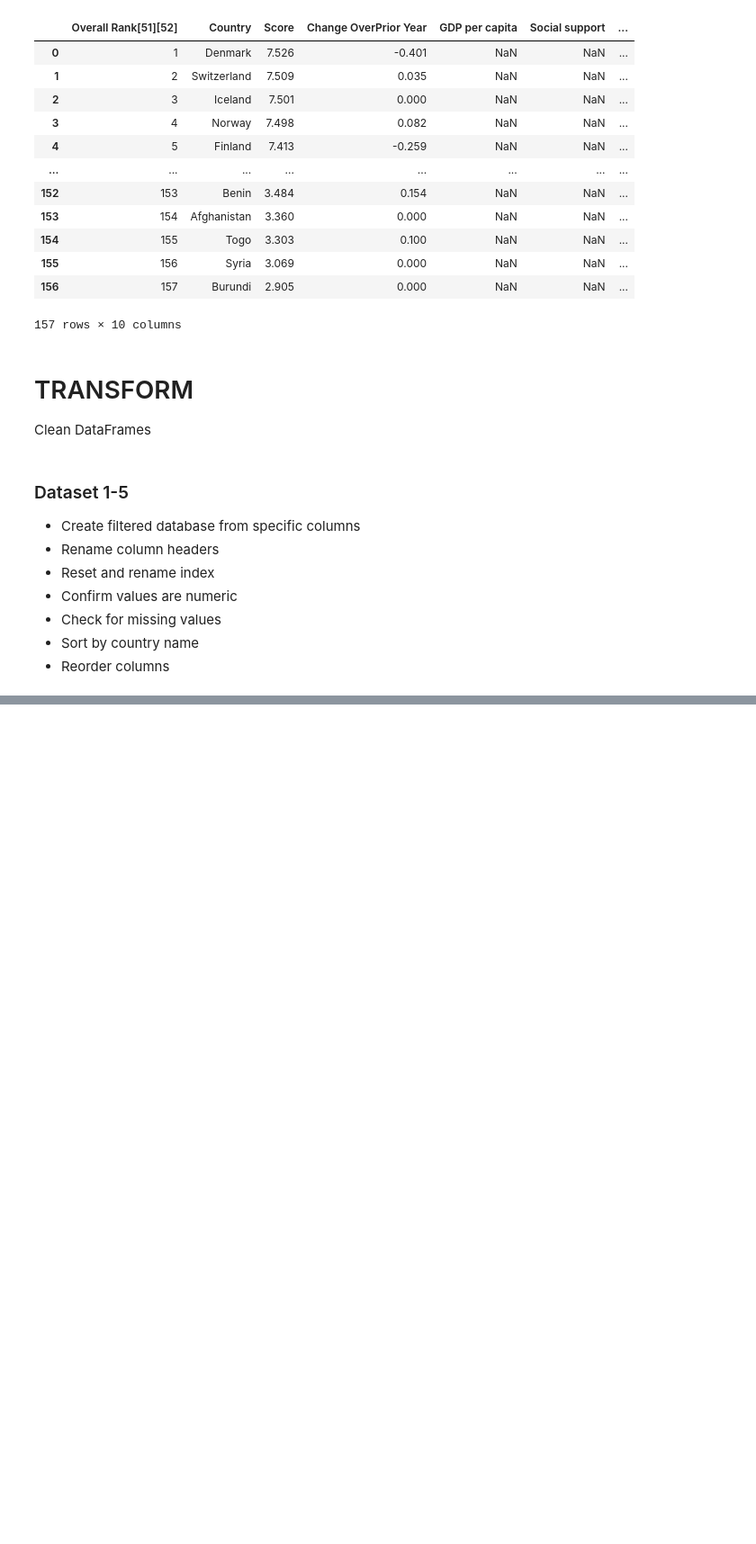
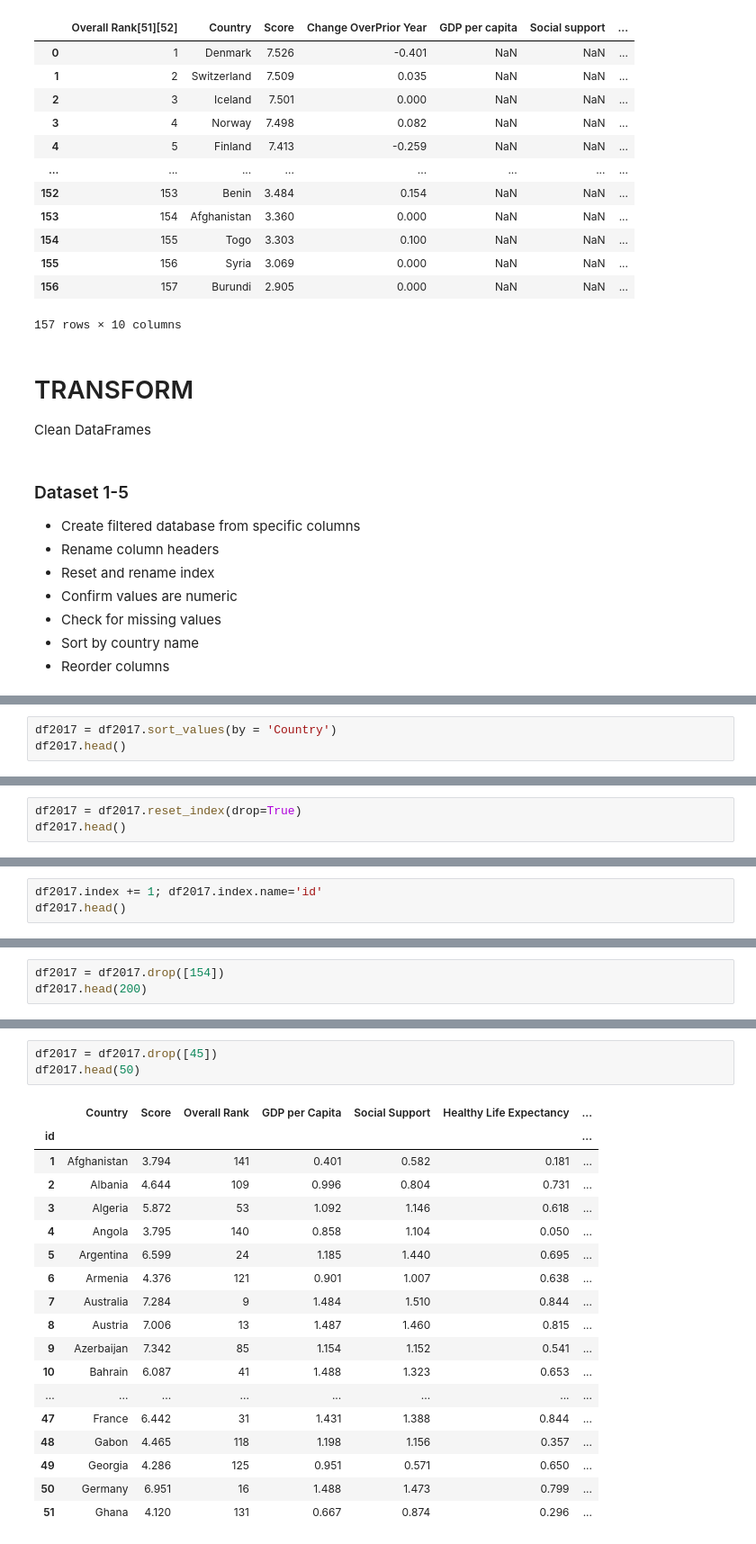
Before and after one commit to vandrade88/data-visualization-project, a Jupyter notebook: ETL.ipynb, the cells around one changed output, grey strips where cells are left out. Shown at 90% size. Cells and saved outputs as stored; diff of their text form; blank space fills up the shorter version.

```diff
--- a/ETL.ipynb
+++ b/ETL.ipynb
@@ -470,0 +577,3 @@ df2020.isna().sum()
+# %%
+df2017 = df2017.sort_values(by = 'Country')
+df2017.head()
@@ -470,0 +587,3 @@ df2020.isna().sum()
+# %%
+df2017 = df2017.reset_index(drop=True)
+df2017.head()
@@ -470,0 +597,3 @@ df2020.isna().sum()
+# %%
+df2017.index += 1; df2017.index.name='id'
+df2017.head()
@@ -470,0 +639,3 @@ df2020.isna().sum()
+# %%
+df2017 = df2017.drop([154])
+df2017.head(200)
@@ -470,0 +657,22 @@ df2020.isna().sum()
+# %%
+df2017 = df2017.drop([45])
+df2017.head(50)
+# %% [output]
+|  | Country | Score | Overall Rank | GDP per Capita | Social Support | Healthy Life Expectancy | ... |
+| id |  |  |  |  |  |  | ... |
+| 1 | Afghanistan | 3.794 | 141 | 0.401 | 0.582 | 0.181 | ... |
+| 2 | Albania | 4.644 | 109 | 0.996 | 0.804 | 0.731 | ... |
+| 3 | Algeria | 5.872 | 53 | 1.092 | 1.146 | 0.618 | ... |
+| 4 | Angola | 3.795 | 140 | 0.858 | 1.104 | 0.050 | ... |
+| 5 | Argentina | 6.599 | 24 | 1.185 | 1.440 | 0.695 | ... |
+| 6 | Armenia | 4.376 | 121 | 0.901 | 1.007 | 0.638 | ... |
+| 7 | Australia | 7.284 | 9 | 1.484 | 1.510 | 0.844 | ... |
+| 8 | Austria | 7.006 | 13 | 1.487 | 1.460 | 0.815 | ... |
+| 9 | Azerbaijan | 7.342 | 85 | 1.154 | 1.152 | 0.541 | ... |
+| 10 | Bahrain | 6.087 | 41 | 1.488 | 1.323 | 0.653 | ... |
+| ... | ... | ... | ... | ... | ... | ... | ... |
+| 47 | France | 6.442 | 31 | 1.431 | 1.388 | 0.844 | ... |
+| 48 | Gabon | 4.465 | 118 | 1.198 | 1.156 | 0.357 | ... |
+| 49 | Georgia | 4.286 | 125 | 0.951 | 0.571 | 0.650 | ... |
+| 50 | Germany | 6.951 | 16 | 1.488 | 1.473 | 0.799 | ... |
+| 51 | Ghana | 4.120 | 131 | 0.667 | 0.874 | 0.296 | ... |
```
Also changed, not shown: parts of 88 cells of this notebook.
